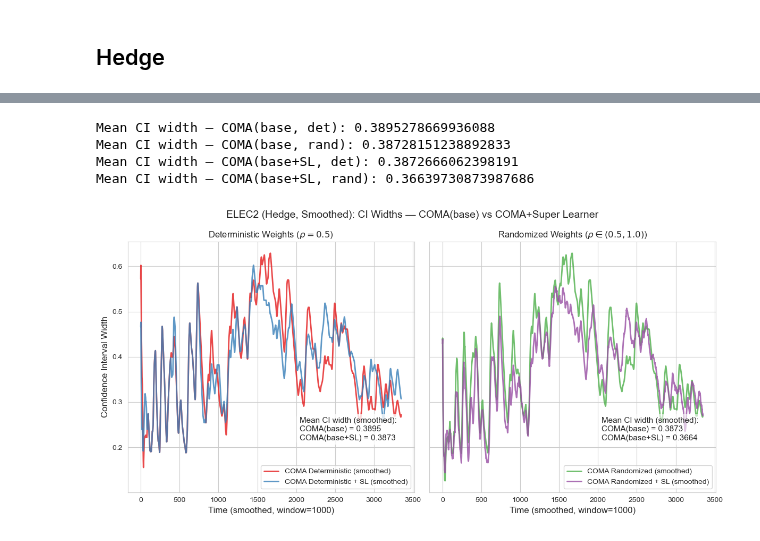
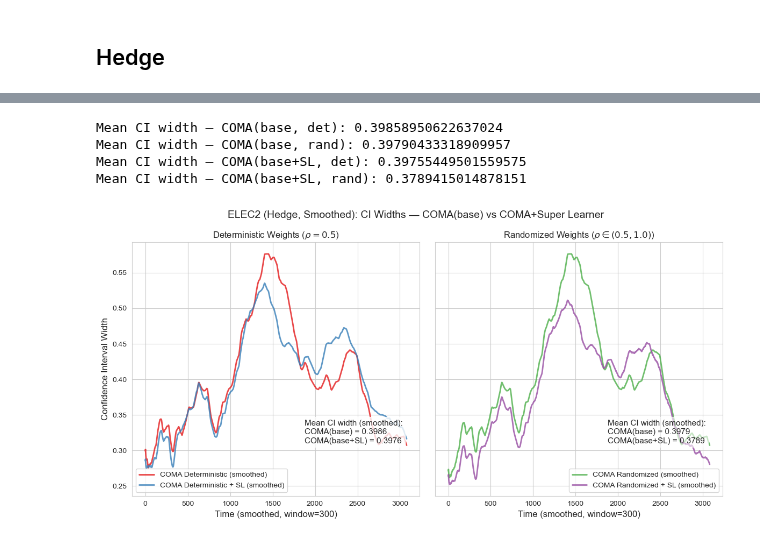
Before and after one commit to victorianian610/Online-Conformal-Prediction-with-SuperLearning-, a Jupyter notebook: ELEC2/elec2_sl.ipynb, the cells around one changed output, grey strips where cells are left out. Saved outputs shown, nothing was run; the diff lists cells and outputs as text; code cells hidden in the pictures.

```diff
--- a/ELEC2/elec2_sl.ipynb
+++ b/ELEC2/elec2_sl.ipynb
@@ -613,11 +621,22 @@ def super_learner_elec(elec_y, elec_lag, elec_x, tinit=100, n_splits=5):
     y_pred_cov = get_preds(elec_y, elec_x, tinit=tinit)
 
     X_meta_full = np.column_stack([y_pred_ar2, y_pred_ar2_cov, y_pred_cov])
-    super_preds = X_meta_full @ meta_weights
+     # --- 4. Step-by-step update weights + predict ---
+    T_test = len(y_true)
+    super_preds = np.zeros(T_test)
+    weights_hist = np.zeros((T_test, 3))
+    w = meta_weights.copy()
+    for t in range(T_test):
+        # update weight using past only (0..t-1)
+        if t > 0:
+            w = optimize_weights(X_meta_full[:t], y_true[:t])
 
-    return super_preds, meta_weights
+        super_preds[t] = X_meta_full[t] @ w
+        weights_hist[t] = w
 
-super_preds, meta_weights = super_learner_elec(elec_y, elec_lag, elec_x, tinit=100, n_splits=5)
+    return super_preds, weights_hist
+
+super_preds, weights_hist = super_learner_elec(elec_y, elec_lag, elec_x, tinit=100, n_splits=5)
 
 super_met = compute_coverage_metrics(
     elec_y[tinit:], super_preds,
@@ -869,7 +888,7 @@ import numpy as np
 import matplotlib.patches as mpatches
 # Step 1: Collect all CI width arrays into a dictionary
 data_dict = {
-    "COMA": coma_width_det,
+    "COMA Deterministic": coma_width_det,
     "Super Learner (Decaying η)": CI_super_decaying
 }
 
@@ -884,7 +903,7 @@ order = df_long.groupby("Method")["CI Width"].median().sort_values().index
 plt.figure(figsize=(10, 6))
 sns.set_style("whitegrid")
 palette = {
-    "COMA": "gray",
+    "COMA Deterministic": "gray",
     "Super Learner (Decaying η)": "seagreen"
 }
 
@@ -905,7 +924,7 @@ ax.legend(handles + [mean_patch], labels + ['Red diamonds = Mean CI Width'],
           loc='upper right', fontsize=12, frameon=True)
 
 # Step 6: Enhance readability
-plt.title("ELEC2: Comparison of Confidence Interval Widths Across Methods", fontsize=14)
+plt.title("ELEC2 (Adahedge): Boxplot of CI Width — COMA vs Super Learner", fontsize=14)
 plt.xlabel("")
 plt.ylabel("Confidence Interval Width", fontsize=12)
 plt.xticks(rotation=20)
@@ -1258,70 +1269,61 @@ Mean CI width — COMA(base+SL, rand): 0.36661776742475133
 import numpy as np
 import matplotlib.pyplot as plt
 
-# --- Step 4 (already computed): widths ---
 coma_width_det     = np.array([loss_fun(ci) for ci in pi_m_base])
 coma_width_rand    = np.array([loss_fun(ci) for ci in pi_wm_base])
 coma_width_det_sl  = np.array([loss_fun(ci) for ci in pi_m_sl])
 coma_width_rand_sl = np.array([loss_fun(ci) for ci in pi_wm_sl])
 
-# --- Step 4.1: Smooth with moving average ---
 def smooth_series(series, window=500):
     """Apply rolling mean smoothing with specified window size."""
     return np.convolve(series, np.ones(window)/window, mode='valid')
 
-coma_width_det_smooth     = smooth_series(coma_width_det, window=30)
-coma_width_rand_smooth    = smooth_series(coma_width_rand, window=30)
-coma_width_det_sl_smooth  = smooth_series(coma_width_det_sl, window=30)
-coma_width_rand_sl_smooth = smooth_series(coma_width_rand_sl, window=30)
+coma_width_det_smooth     = smooth_series(coma_width_det, window=300)
+coma_width_rand_smooth    = smooth_series(coma_width_rand, window=300)
+coma_width_det_sl_smooth  = smooth_series(coma_width_det_sl, window=300)
+coma_width_rand_sl_smooth = smooth_series(coma_width_rand_sl, window=300)
 
-# --- Step 5: Summaries (on smoothed series) ---
 print("Mean CI width — COMA(base, det):", np.nanmean(coma_width_det_smooth))
 print("Mean CI width — COMA(base, rand):", np.nanmean(coma_width_rand_smooth))
 print("Mean CI width — COMA(base+SL, det):", np.nanmean(coma_width_det_sl_smooth))
 print("Mean CI width — COMA(base+SL, rand):", np.nanmean(coma_width_rand_sl_smooth))
 
-# --- Step 6: Subplot comparison ---
 fig, axes = plt.subplots(1, 2, figsize=(12, 6), sharey=True)
 
-# --- Deterministic subplot ---
 axes[0].plot(coma_width_det_smooth, label='COMA Deterministic (smoothed)', linewidth=2, alpha=0.8, color=colors[0])
 axes[0].plot(coma_width_det_sl_smooth, label='COMA Deterministic + SL (smoothed)', linewidth=2, alpha=0.8, color=colors[1])
 axes[0].set_title("Deterministic Weights ($\\rho=0.5$)", fontsize=12)
-axes[0].set_xlabel("Time (smoothed, window=1000)", fontsize=12)
+axes[0].set_xlabel("Time (smoothed, window=300)", fontsize=12)
 axes[0].set_ylabel("Confidence Interval Width", fontsize=12)
 axes[0].legend()
-
-# Annotate means
 mean_det = np.nanmean(coma_width_det_smooth)
 mean_det_sl = np.nanmean(coma_width_det_sl_smooth)
 axes[0].text(0.6, 0.3,
              f"Mean CI width (smoothed):\nCOMA(base) = {mean_det:.4f}\nCOMA(base+SL) = {mean_det_sl:.4f}",
              transform=axes[0].transAxes,
              fontsize=11, verticalalignment="top",
              bbox=dict(boxstyle="round", facecolor="white", alpha=0.8))
 
-# --- Randomized subplot ---
 axes[1].plot(coma_width_rand_smooth, label='COMA Randomized (smoothed)', linewidth=2, alpha=0.8, color=colors[2])
 axes[1].plot(coma_width_rand_sl_smooth, label='COMA Randomized + SL (smoothed)', linewidth=2, alpha=0.8, color=colors[3])
 axes[1].set_title("Randomized Weights ($\\rho \\in (0.5,1.0)$)", fontsize=12)
-axes[1].set_xlabel("Time (smoothed, window=1000)", fontsize=12)
+axes[1].set_xlabel("Time (smoothed, window=300)", fontsize=12)
 axes[1].legend()
 
-# Annotate means
 mean_rand = np.nanmean(coma_width_rand_smooth)
 mean_rand_sl = np.nanmean(coma_width_rand_sl_smooth)
 axes[1].text(0.6, 0.3,
              f"Mean CI width (smoothed):\nCOMA(base) = {mean_rand:.4f}\nCOMA(base+SL) = {mean_rand_sl:.4f}",
              transform=axes[1].transAxes,
              fontsize=11, verticalalignment="top",
              bbox=dict(boxstyle="round", facecolor="white", alpha=0.6))
 
 plt.suptitle("ELEC2 (Hedge, Smoothed): CI Widths — COMA(base) vs COMA+Super Learner", fontsize=14)
 plt.tight_layout()
 plt.show()
 # %% [output]
-Mean CI width — COMA(base, det): 0.3895278669936088
-Mean CI width — COMA(base, rand): 0.38728151238892833
-Mean CI width — COMA(base+SL, det): 0.3872666062398191
-Mean CI width — COMA(base+SL, rand): 0.36639730873987686
+Mean CI width — COMA(base, det): 0.39858950622637024
+Mean CI width — COMA(base, rand): 0.39790433318909957
+Mean CI width — COMA(base+SL, det): 0.39755449501559575
+Mean CI width — COMA(base+SL, rand): 0.3789415014878151
-[figure, old version]
+[figure, new version]
```
Also changed, not shown: parts of 12 cells of this notebook.
